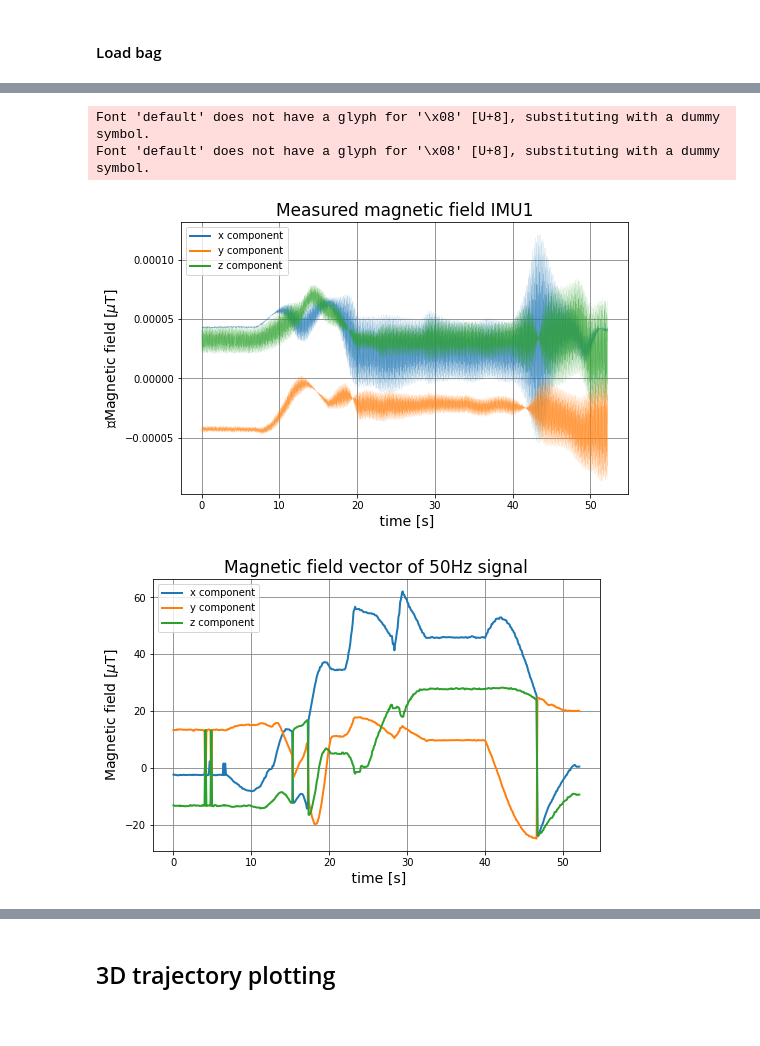
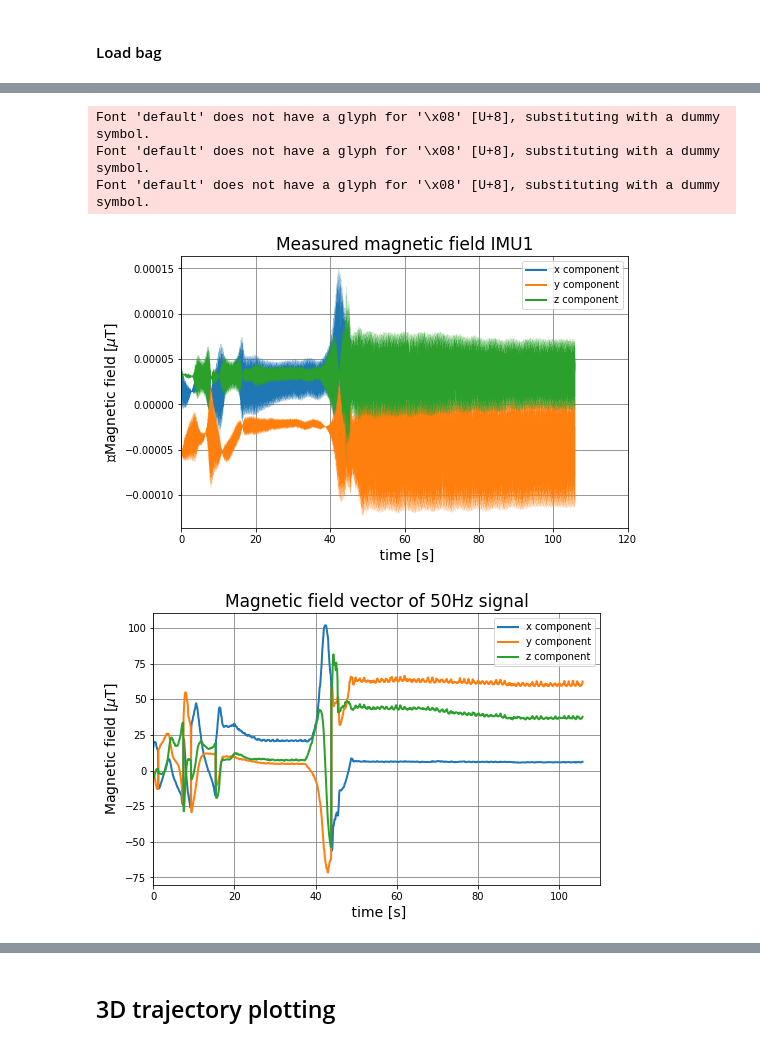
Before and after one commit to fzoric8/ros_utils, a Jupyter notebook: bags/bagging.ipynb, the cells around one changed output, grey strips where cells are left out. Drawn from its saved outputs; the diff is of its cells as text; code cells hidden in the pictures.

```diff
--- a/bags/bagging.ipynb
+++ b/bags/bagging.ipynb
@@ -33,7 +33,7 @@ After that you can use `pip3 install <package_name>` to install neccessary pytho
 # %% [markdown]
 ## Read bag
 # %%
-bag_name = "experiment2.bag"
+bag_name = "final_exp1.bag"
 
 b = bagreader(bag_name)
 # %% [output]
@@ -187,9 +191,11 @@ def plot_multiple_series(time, series_list, series_names = None, config_dict = N
     plt.title(title, fontsize=round(1.2*f_size))
     plt.xlabel(x_label, fontsize=f_size)
     plt.ylabel(y_label, fontsize=f_size)
+    if config_dict['xlim']:
+        plt.xlim(0, config_dict['xlim'])
 
     if save_fig:
-        plt.savefig("{}.jpg".format(save_name))
+        plt.savefig("{}.svg".format(save_name))
 
     plt.show()
 # %% [markdown]
@@ -536,7 +429,7 @@ ValueError: x and y must have same first dimension, but have shapes (420,) and (
 # %% [markdown]
 #### Load bag
 # %%
-bag_name = "experiment2.bag"
+bag_name = "final_exp1.bag"
 
 b = bagreader(bag_name)
 csv_files = []
@@ -550,4 +443,7 @@ for topic in b.topics:
 # %%
+
+print(csv_files)
+
 tool_pose = pd.read_csv(csv_files[0])
 dynamixel_state = pd.read_csv(csv_files[1])
 dynamixel_joint_states = pd.read_csv(csv_files[2])
@@ -562,6 +458,7 @@ joint_states = pd.read_csv(csv_files[10])
 magnetic_pose_estimation = pd.read_csv(csv_files[11])
 magnetic_vector1 = pd.read_csv(csv_files[12])
 magnetic_vector2 = pd.read_csv(csv_files[13])
+magnetic_vector3 = pd.read_csv(csv_files[14])
 move_group_goal = pd.read_csv(csv_files[14])
 pose_error = pd.read_csv(csv_files[15])
 delta_twist_cmds = pd.read_csv(csv_files[16])
@@ -633,7 +576,8 @@ imu1_config_dict = {
                "font_size": 14,
                "grid":True,
                "linewidth": 0.1,
-               "legendwidth": 2
+               "legendwidth": 2,
+               "xlim": 120
               }
 
 
@@ -647,36 +591,46 @@ imu_mag_1 = get_series_by_key_from_df(imu1_mag, "magnetic_field")
 
 
 plot_multiple_series(imu1_t, imu_mag_1,
                      mag_imu_names, imu1_config_dict,
                      scale_time=True, save_fig=True, save_name="imu1")
 
 
 imu1_config_dict = {
                "title": "Magnetic field vector of 50Hz signal",
                "x_label": " time [s]",
                "y_label": r"Magnetic field [$\mu$T]",
                "w": 8,
                "h": 5,
                "use_legend":True,
                "font_size": 14,
                "grid":True,
                "linewidth": 2,
-               "legendwidth": 2
+               "legendwidth": 2,
+               "xlim": 110
               }
 
 mag_vector1 = get_series_by_key_from_df(magnetic_vector1, "magnetic_field.")
+mag_vector2 = get_series_by_key_from_df(magnetic_vector2, "magnetic_field.")
+mag_vector3 = get_series_by_key_from_df(magnetic_vector3, "magnetic_field.")
+
+mag_t1 = scale_any_time(magnetic_vector1['Time'])
+mag_t2 = scale_any_time(magnetic_vector2['Time'])
+mag_t3 = scale_any_time(magnetic_vector3['Time'])
+
+
 plot_multiple_series(magnetic_vector1['Time'], mag_vector1,
                      mag_imu_names, imu1_config_dict,
                      scale_time=True, save_fig=True, save_name="magnetic_vector1")
 
 
 
 # TODO: Add magnetic vectors! Maybe to this plots, and maybe to some other plots
 # %% [output]
 Font 'default' does not have a glyph for '\x08' [U+8], substituting with a dummy symbol.
 Font 'default' does not have a glyph for '\x08' [U+8], substituting with a dummy symbol.
+Font 'default' does not have a glyph for '\x08' [U+8], substituting with a dummy symbol.
-[figure, old version]
+[figure, new version]
-[figure, old version]
+[figure, new version]
 # %%
 mag_imu_names = ["x component", "y component", "z component"]
 
```
Also changed, not shown: parts of 23 cells of this notebook.
